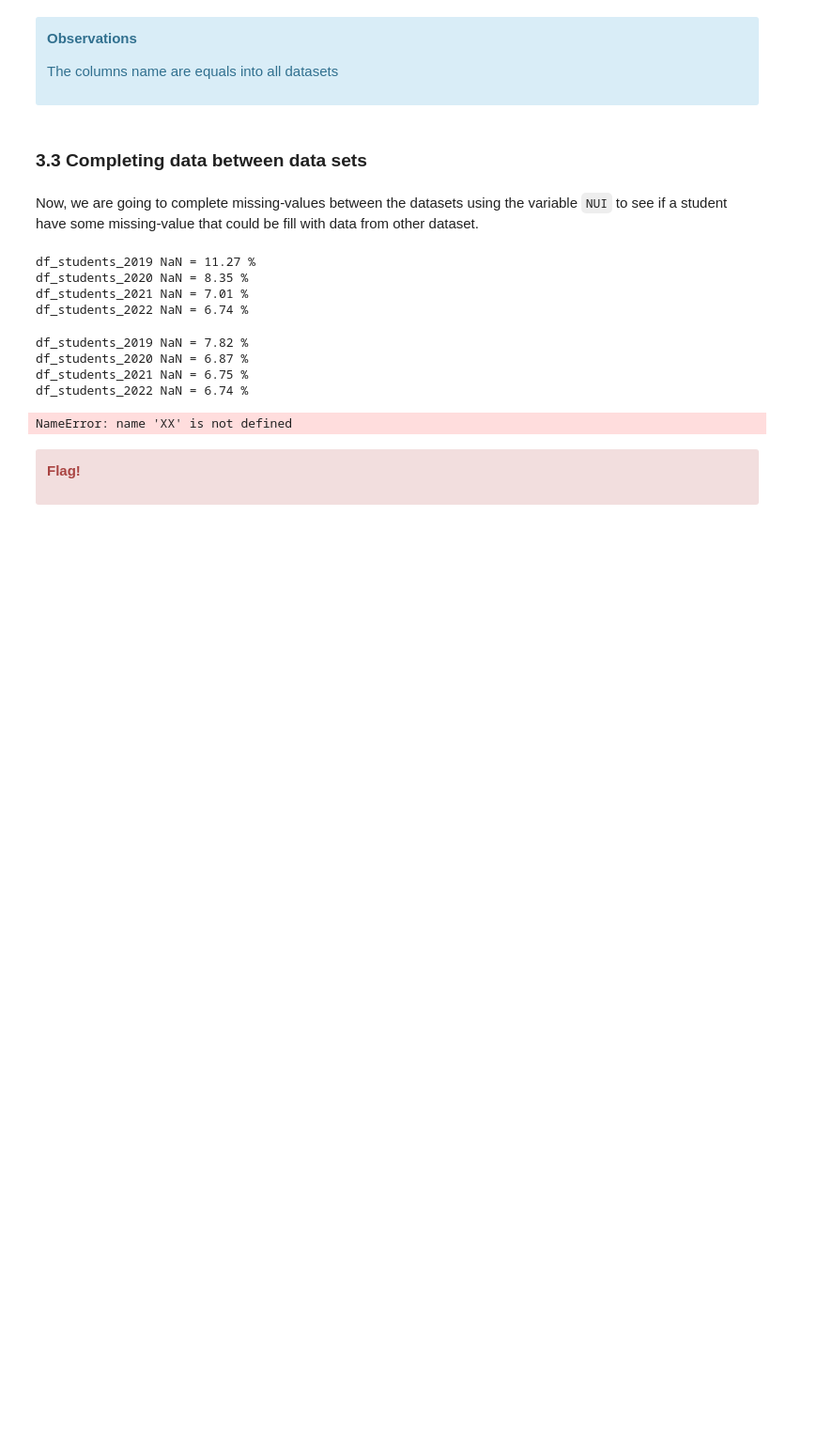
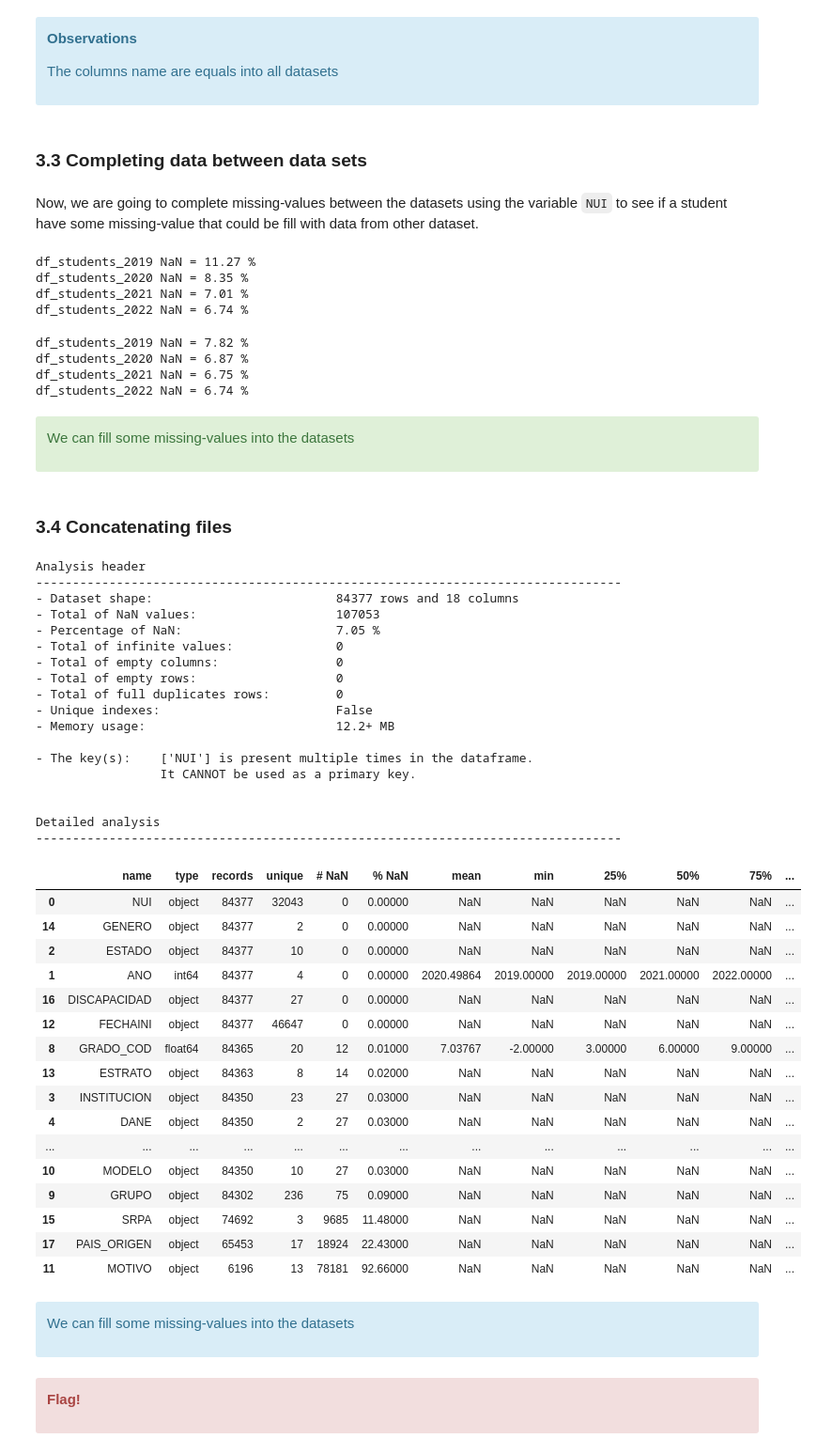
Before and after one commit to samirhinojosa/school-dropout-in-sogamoso, a Jupyter notebook: notebooks/school_dropout_eda.ipynb, the cells around one changed output. Shown at 94% size. Cells and saved outputs as stored; diff of their text form; code cells hidden in the pictures; blank space fills up the shorter version.

Commit message:
fill missing-values

```diff
--- a/notebooks/school_dropout_eda.ipynb
+++ b/notebooks/school_dropout_eda.ipynb
@@ -271,10 +271,59 @@ df_students_2019 NaN = 7.82 %
 df_students_2020 NaN = 6.87 %
 df_students_2021 NaN = 6.75 %
 df_students_2022 NaN = 6.74 %
-# %%
-XX
-# %% [output]
-NameError: name 'XX' is not defined
+# %% [markdown]
+<div class="alert alert-block alert-success">
+    <p>We can fill some missing-values into the datasets</p>
+</div>
+# %% [markdown]
+### 3.4 Concatenating files
+# %%
+df_students = pd.DataFrame()
+
+for year in range(2019, 2022+1):
+    df_students = pd.concat([df_students, globals()["df_students_" + str(year)]])
+# %%
+df_analysis(df_students, key_columns=["NUI"], analysis_type="complete")
+# %% [output]
+Analysis header
+--------------------------------------------------------------------------------
+- Dataset shape:                         84377 rows and 18 columns
+- Total of NaN values:                   107053
+- Percentage of NaN:                     7.05 %
+- Total of infinite values:              0
+- Total of empty columns:                0
+- Total of empty rows:                   0
+- Total of full duplicates rows:         0
+- Unique indexes:                        False
+- Memory usage:                          12.2+ MB
+
+- The key(s):    ['NUI'] is present multiple times in the dataframe.
+                 It CANNOT be used as a primary key.
+
+
+Detailed analysis
+--------------------------------------------------------------------------------
+|  | name | type | records | unique | # NaN | % NaN | mean | min | 25% | 50% | 75% | ... |
+| 0 | NUI | object | 84377 | 32043 | 0 | 0.00000 | NaN | NaN | NaN | NaN | NaN | ... |
+| 14 | GENERO | object | 84377 | 2 | 0 | 0.00000 | NaN | NaN | NaN | NaN | NaN | ... |
+| 2 | ESTADO | object | 84377 | 10 | 0 | 0.00000 | NaN | NaN | NaN | NaN | NaN | ... |
+| 1 | ANO | int64 | 84377 | 4 | 0 | 0.00000 | 2020.49864 | 2019.00000 | 2019.00000 | 2021.00000 | 2022.00000 | ... |
+| 16 | DISCAPACIDAD | object | 84377 | 27 | 0 | 0.00000 | NaN | NaN | NaN | NaN | NaN | ... |
+| 12 | FECHAINI | object | 84377 | 46647 | 0 | 0.00000 | NaN | NaN | NaN | NaN | NaN | ... |
+| 8 | GRADO_COD | float64 | 84365 | 20 | 12 | 0.01000 | 7.03767 | -2.00000 | 3.00000 | 6.00000 | 9.00000 | ... |
+| 13 | ESTRATO | object | 84363 | 8 | 14 | 0.02000 | NaN | NaN | NaN | NaN | NaN | ... |
+| 3 | INSTITUCION | object | 84350 | 23 | 27 | 0.03000 | NaN | NaN | NaN | NaN | NaN | ... |
+| 4 | DANE | object | 84350 | 2 | 27 | 0.03000 | NaN | NaN | NaN | NaN | NaN | ... |
+| ... | ... | ... | ... | ... | ... | ... | ... | ... | ... | ... | ... | ... |
+| 10 | MODELO | object | 84350 | 10 | 27 | 0.03000 | NaN | NaN | NaN | NaN | NaN | ... |
+| 9 | GRUPO | object | 84302 | 236 | 75 | 0.09000 | NaN | NaN | NaN | NaN | NaN | ... |
+| 15 | SRPA | object | 74692 | 3 | 9685 | 11.48000 | NaN | NaN | NaN | NaN | NaN | ... |
+| 17 | PAIS_ORIGEN | object | 65453 | 17 | 18924 | 22.43000 | NaN | NaN | NaN | NaN | NaN | ... |
+| 11 | MOTIVO | object | 6196 | 13 | 78181 | 92.66000 | NaN | NaN | NaN | NaN | NaN | ... |
+# %% [markdown]
+<div class="alert alert-block alert-info">
+    <p>We can fill some missing-values into the datasets</p>
+</div>
 # %% [markdown]
 <div class="alert alert-block alert-danger">
     <p><b>Flag!</b></p>
```
Also changed, not shown: parts of 2 cells of this notebook.
